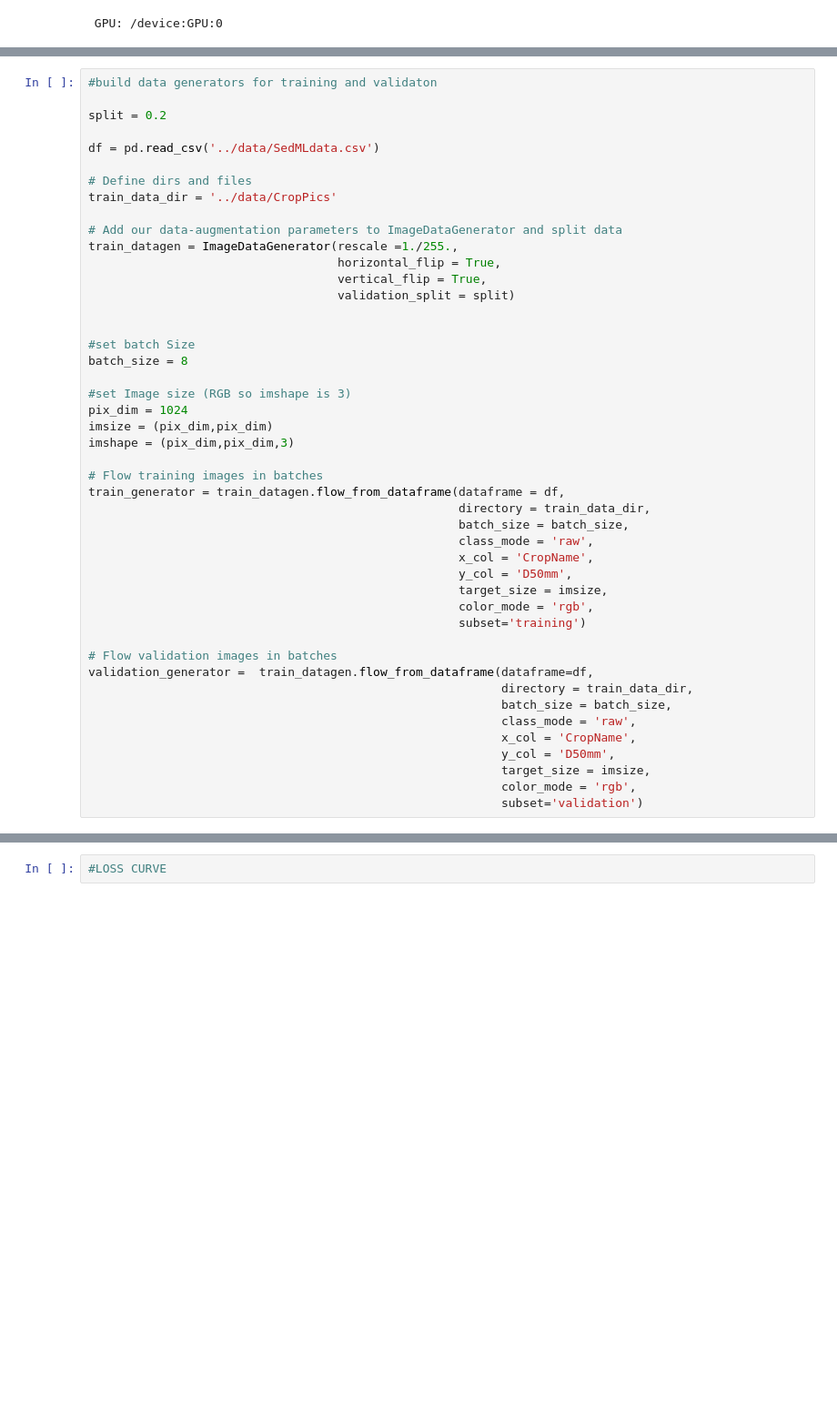
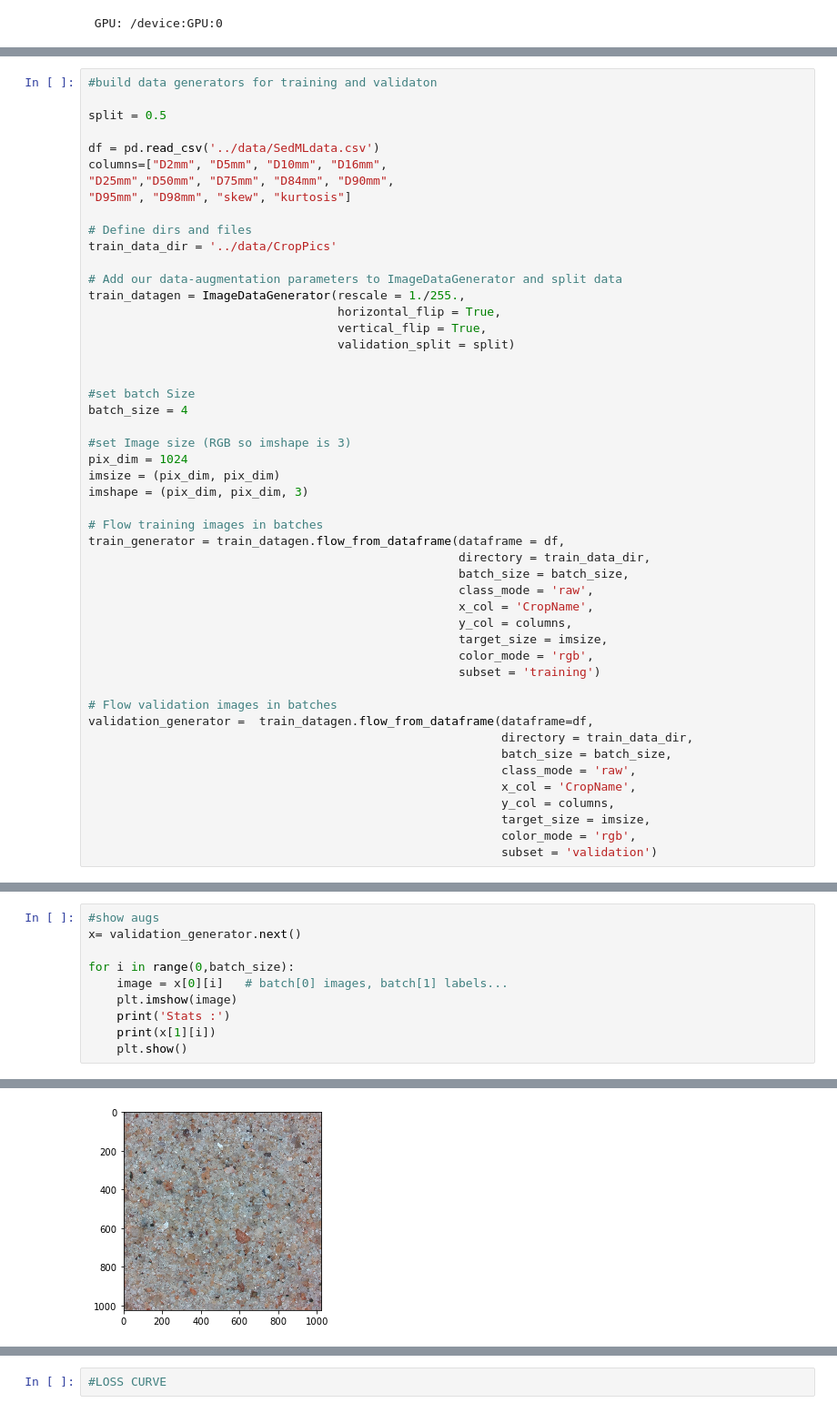
Before and after one commit to UNCG-DAISY/Instagrain, a Jupyter notebook: ML/src/SandNetModel.ipynb, the cells around one changed output, grey strips where cells are left out. Shown: that part at 91% size. Cells and saved outputs as stored; diff of their text form; blank space fills up the shorter version.

```diff
--- a/ML/src/SandNetModel.ipynb
+++ b/ML/src/SandNetModel.ipynb
@@ -53,27 +58,30 @@ callbacks = tf.keras.callbacks.EarlyStopping(monitor = 'val_loss',
 # %%
 #build data generators for training and validaton
 
-split = 0.2
+split = 0.5
 
 df = pd.read_csv('../data/SedMLdata.csv')
+columns=["D2mm", "D5mm", "D10mm", "D16mm",
+"D25mm","D50mm", "D75mm", "D84mm", "D90mm",
+"D95mm", "D98mm", "skew", "kurtosis"]
 
 # Define dirs and files
 train_data_dir = '../data/CropPics'
 
 # Add our data-augmentation parameters to ImageDataGenerator and split data
-train_datagen = ImageDataGenerator(rescale =1./255.,
+train_datagen = ImageDataGenerator(rescale = 1./255.,
                                    horizontal_flip = True,
                                    vertical_flip = True,
                                    validation_split = split)
 
 
 #set batch Size
-batch_size = 8
+batch_size = 4
 
 #set Image size (RGB so imshape is 3)
 pix_dim = 1024
-imsize = (pix_dim,pix_dim)
-imshape = (pix_dim,pix_dim,3)
+imsize = (pix_dim, pix_dim)
+imshape = (pix_dim, pix_dim, 3)
 
 # Flow training images in batches
 train_generator = train_datagen.flow_from_dataframe(dataframe = df,
@@ -81,10 +89,10 @@ train_generator = train_datagen.flow_from_dataframe(dataframe = df,
                                                     batch_size = batch_size,
                                                     class_mode = 'raw',
                                                     x_col = 'CropName',
-                                                    y_col = 'D50mm',
+                                                    y_col = columns,
                                                     target_size = imsize,
                                                     color_mode = 'rgb',
-                                                    subset='training')
+                                                    subset = 'training')
 
 # Flow validation images in batches
 validation_generator =  train_datagen.flow_from_dataframe(dataframe=df,
@@ -92,8 +100,8 @@ validation_generator =  train_datagen.flow_from_dataframe(dataframe=df,
                                                           batch_size = batch_size,
                                                           class_mode = 'raw',
                                                           x_col = 'CropName',
-                                                          y_col = 'D50mm',
+                                                          y_col = columns,
                                                           target_size = imsize,
                                                           color_mode = 'rgb',
-                                                          subset='validation')
+                                                          subset = 'validation')
 # %% [output]
@@ -108,0 +110,11 @@ total_val = 60
+# %%
+#show augs
+x= validation_generator.next()
+
+for i in range(0,batch_size):
+    image = x[0][i]   # batch[0] images, batch[1] labels...
+    plt.imshow(image)
+    print('Stats :')
+    print(x[1][i])
+    plt.show()
+# %% [output]
@@ -108,0 +124 @@ total_val = 60
+[figure, added]
```
Also changed, not shown: parts of 15 cells of this notebook.
